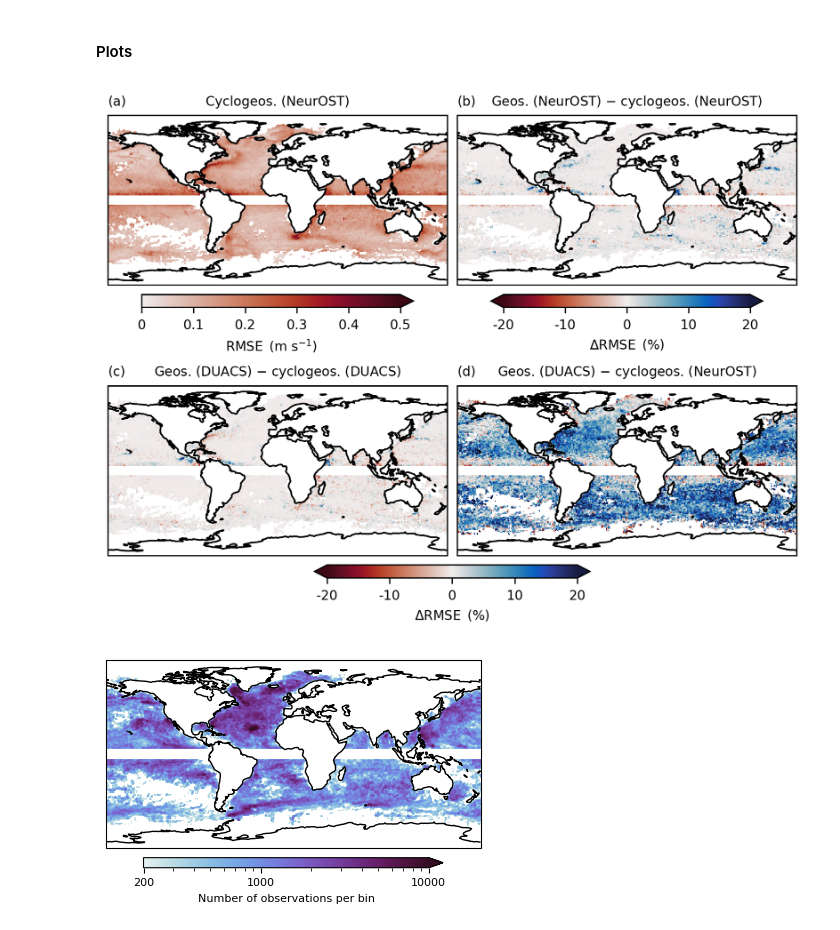
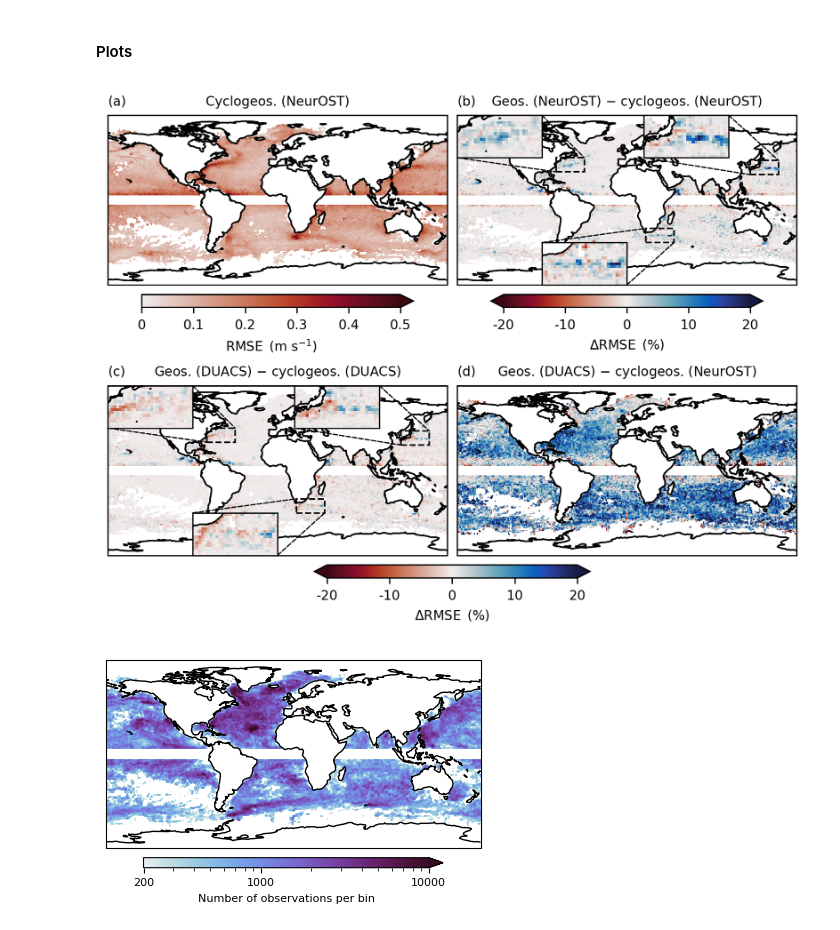
Before and after one commit to vadmbertr/cyclogeostrophy_impact_experiment, a Jupyter notebook: review/drifters-eval.ipynb, the cells around one changed output. Drawn from its saved outputs; the diff is of its cells as text; code cells hidden in the pictures.

```diff
--- a/review/drifters-eval.ipynb
+++ b/review/drifters-eval.ipynb
@@ -535,6 +599,8 @@ im_b = plot_diff(
     axd["B"]
 )
 
+add_insets(rmse_ds.delta_rmse_neurost_geos_var, axd["B"])
+
 clb_b = fig.colorbar(
     im_b, ax=axd["B"],
     **get_clb_kwargs(fig_width / 2, fig_height / 2, clb_location="bottom", clb_shrink=.8),
@@ -545,37 +611,37 @@ tick_labels = [-20, -10, 0, 10, 20]
 clb_b.set_ticks(tick_labels)
 clb_b.set_ticklabels(tick_labels, fontsize=FONT_SIZE)
 
 _ = plot_diff(
     rmse_ds.delta_rmse_duacs_geos_var, rmse_ds.latitude, rmse_ds.longitude,
     "Geos. (DUACS) $-$ cyclogeos. (DUACS)",
     "(c)",
     axd["C"]
 )
+
+add_insets(rmse_ds.delta_rmse_duacs_geos_var, axd["C"])
 
 _ = plot_diff(
     rmse_ds.delta_rmse_duacs_geos_neurost_var, rmse_ds.latitude, rmse_ds.longitude,
     "Geos. (DUACS) $-$ cyclogeos. (NeurOST)",
     "(d)",
     axd["D"]
 )
 
 clb_cb = fig.colorbar(
     im_b, ax=list(axd.values())[2:],
     **get_clb_kwargs(fig_width, fig_height / 2, clb_location="bottom", clb_shrink=.4),
     extend="both"
 )
 clb_cb.set_label(label="$\Delta\\operatorname{RMSE}$ (%)", size=FONT_SIZE)
 tick_labels = [-20, -10, 0, 10, 20]
 clb_cb.set_ticks(tick_labels)
 clb_cb.set_ticklabels(tick_labels, fontsize=FONT_SIZE)
 
-plt.savefig(
-    f"{FIGURES_PATH}/f05-revised.png", dpi=DPI, bbox_inches="tight"
-)
+plt.savefig(f"{FIGURES_PATH}/f05-revised.png", dpi=DPI, bbox_inches="tight")
 
 plt.show()
 # %% [output]
-[figure, old version]
+[figure, new version]
 # %%
 fig_width = MAX_WIDTH * .85
 fig_height = min(fig_width * PLOT_NEUROST_GLOBAL_HW_RATIO + CLB_AXIS_HW + CLB_HW_SPACE, MAX_HEIGHT)
```
Also changed, not shown: parts of 2 cells of this notebook, 1 other file.
